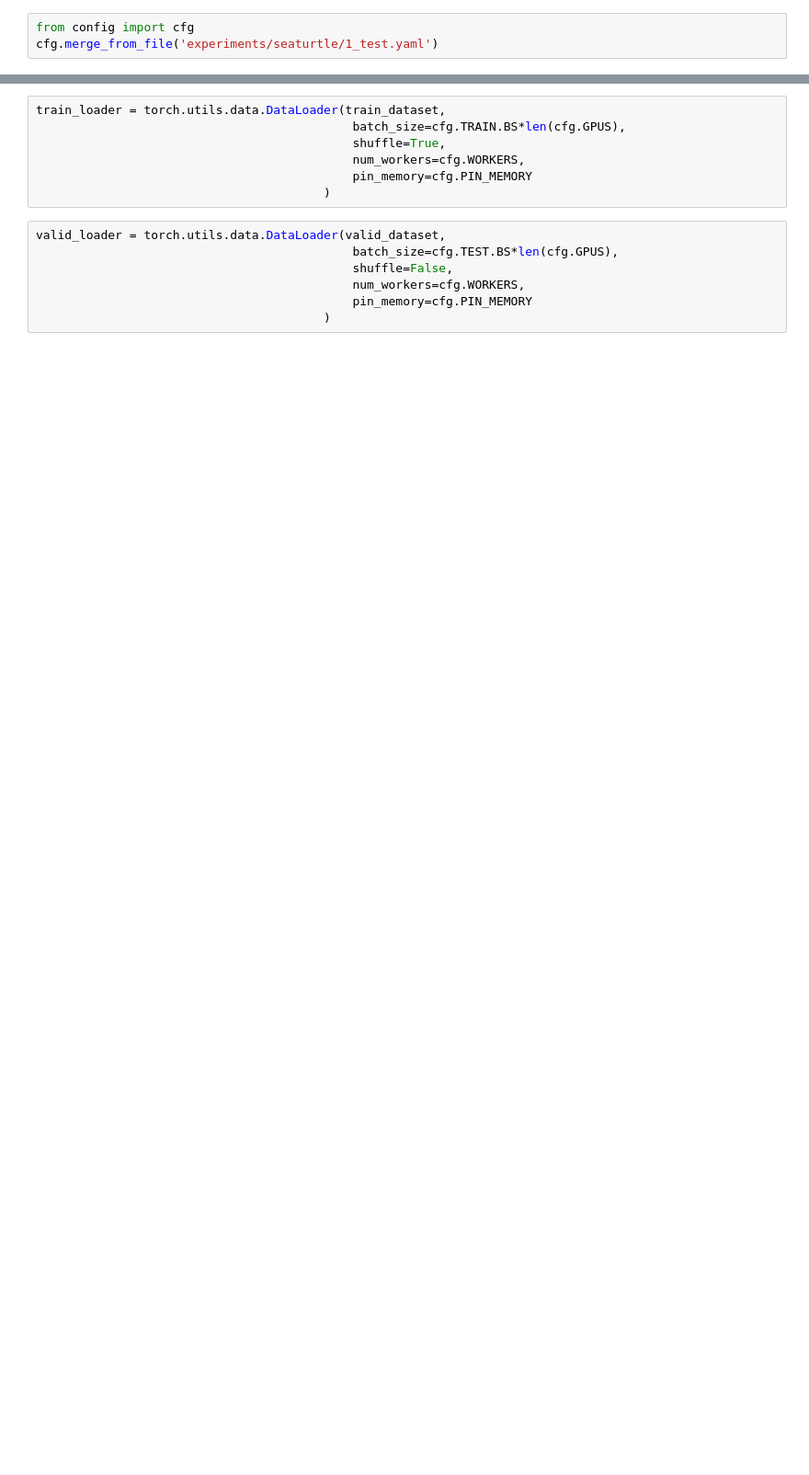
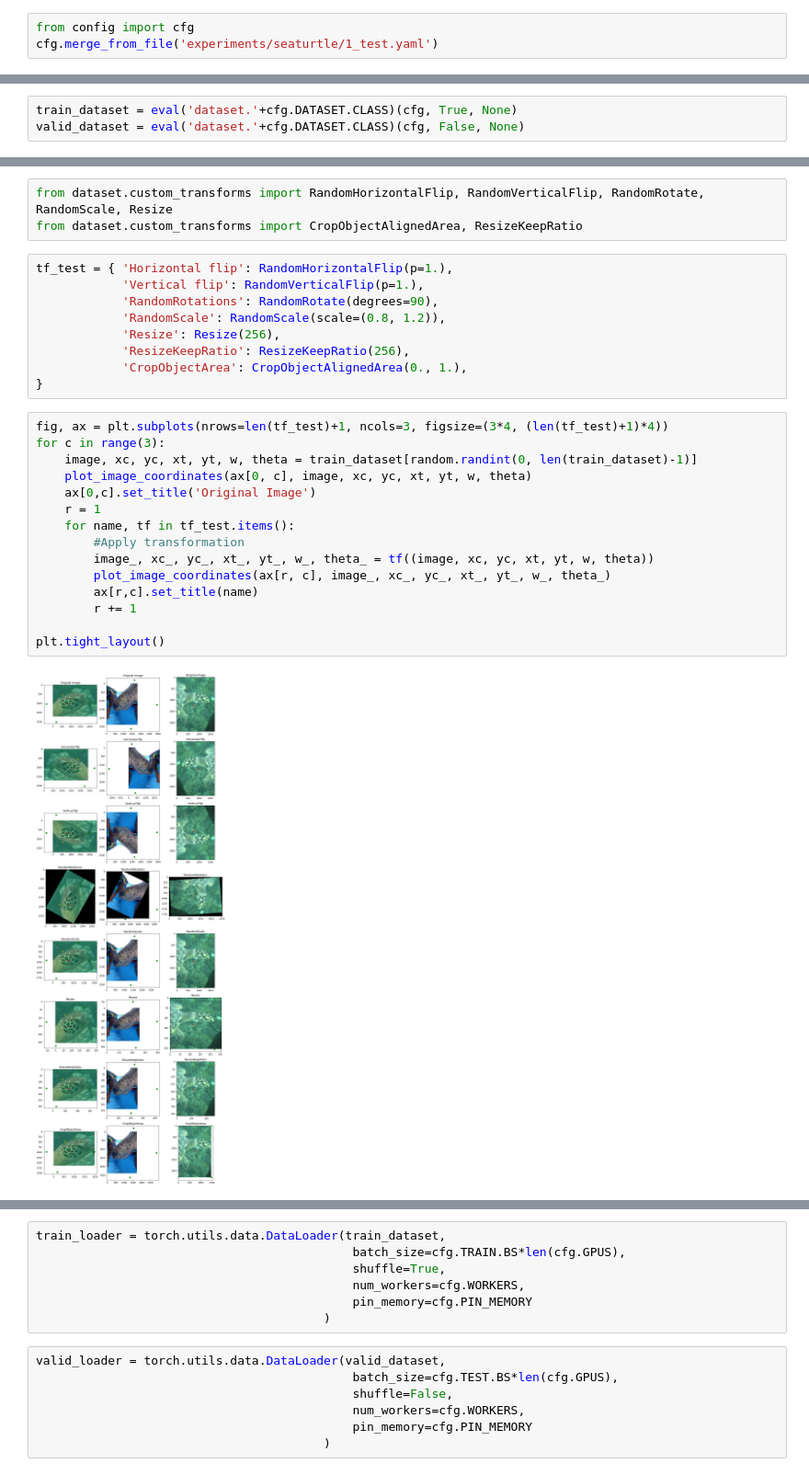
Before and after one commit to WildMeOrg/wbia-plugin-orientation, a Jupyter notebook: Sandbox.ipynb, the cells around one changed output, grey strips where cells are left out. Shown at 92% size. Drawn from its saved outputs; the diff is of its cells as text; blank space fills up the shorter version.

```diff
--- a/Sandbox.ipynb
+++ b/Sandbox.ipynb
@@ -24,0 +32,3 @@ valid_transform = None
+# %%
+train_dataset = eval('dataset.'+cfg.DATASET.CLASS)(cfg, True, None)
+valid_dataset = eval('dataset.'+cfg.DATASET.CLASS)(cfg, False, None)
@@ -24,0 +54,29 @@ valid_transform = None
+# %%
+from dataset.custom_transforms import RandomHorizontalFlip, RandomVerticalFlip, RandomRotate, RandomScale, Resize
+from dataset.custom_transforms import CropObjectAlignedArea, ResizeKeepRatio
+# %%
+tf_test = { 'Horizontal flip': RandomHorizontalFlip(p=1.),
+            'Vertical flip': RandomVerticalFlip(p=1.),
+            'RandomRotations': RandomRotate(degrees=90),
+            'RandomScale': RandomScale(scale=(0.8, 1.2)),
+            'Resize': Resize(256),
+            'ResizeKeepRatio': ResizeKeepRatio(256),
+            'CropObjectArea': CropObjectAlignedArea(0., 1.),
+}
+# %%
+fig, ax = plt.subplots(nrows=len(tf_test)+1, ncols=3, figsize=(3*4, (len(tf_test)+1)*4))
+for c in range(3):
+    image, xc, yc, xt, yt, w, theta = train_dataset[random.randint(0, len(train_dataset)-1)]
+    plot_image_coordinates(ax[0, c], image, xc, yc, xt, yt, w, theta)
+    ax[0,c].set_title('Original Image')
+    r = 1
+    for name, tf in tf_test.items():
+        #Apply transformation
+        image_, xc_, yc_, xt_, yt_, w_, theta_ = tf((image, xc, yc, xt, yt, w, theta))
+        plot_image_coordinates(ax[r, c], image_, xc_, yc_, xt_, yt_, w_, theta_)
+        ax[r,c].set_title(name)
+        r += 1
+
+plt.tight_layout()
+# %% [output]
+[figure, added]
```
Also changed, not shown: parts of 52 cells of this notebook, 15 other files.
